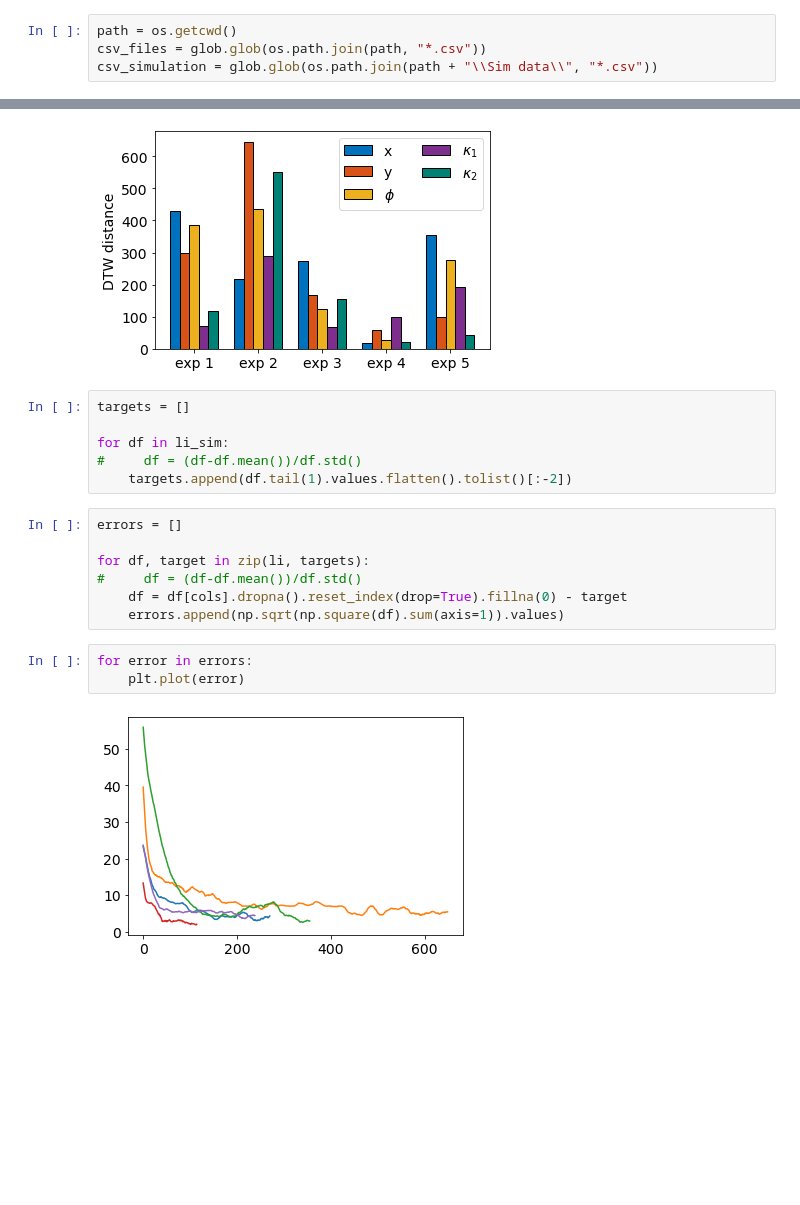
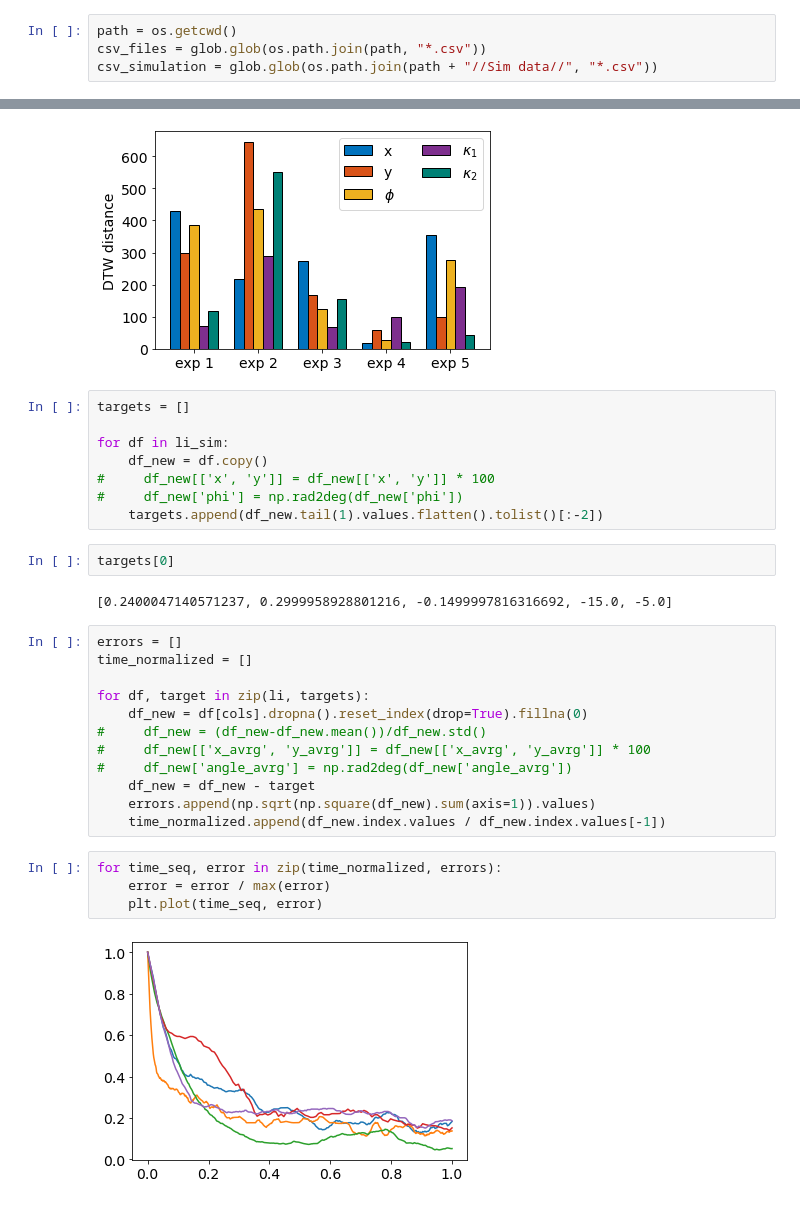
Before and after one commit to Louashka/2sr-agent-control, a Jupyter notebook: Analysis/expAnalysis.ipynb, the cells around one changed output, grey strips where cells are left out. Drawn from its saved outputs; the diff is of its cells as text; blank space fills up the shorter version.

```diff
--- a/Analysis/expAnalysis.ipynb
+++ b/Analysis/expAnalysis.ipynb
@@ -12,7 +12,7 @@ from scipy.spatial import ConvexHull
 # %%
 path = os.getcwd()
 csv_files = glob.glob(os.path.join(path, "*.csv"))
-csv_simulation = glob.glob(os.path.join(path + "\\Sim data\\", "*.csv"))
+csv_simulation = glob.glob(os.path.join(path + "//Sim data//", "*.csv"))
 # %%
 li = []
 li_sim = []
@@ -161,17 +154,29 @@ ax.legend(ncol=2)
 targets = []
 
 for df in li_sim:
-#     df = (df-df.mean())/df.std()
-    targets.append(df.tail(1).values.flatten().tolist()[:-2])
+    df_new = df.copy()
+#     df_new[['x', 'y']] = df_new[['x', 'y']] * 100
+#     df_new['phi'] = np.rad2deg(df_new['phi'])
+    targets.append(df_new.tail(1).values.flatten().tolist()[:-2])
+# %%
+targets[0]
+# %% [output]
+[0.2400047140571237, 0.2999958928801216, -0.1499997816316692, -15.0, -5.0]
 # %%
 errors = []
+time_normalized = []
 
 for df, target in zip(li, targets):
-#     df = (df-df.mean())/df.std()
-    df = df[cols].dropna().reset_index(drop=True).fillna(0) - target
-    errors.append(np.sqrt(np.square(df).sum(axis=1)).values)
+    df_new = df[cols].dropna().reset_index(drop=True).fillna(0)
+#     df_new = (df_new-df_new.mean())/df_new.std()
+#     df_new[['x_avrg', 'y_avrg']] = df_new[['x_avrg', 'y_avrg']] * 100
+#     df_new['angle_avrg'] = np.rad2deg(df_new['angle_avrg'])
+    df_new = df_new - target
+    errors.append(np.sqrt(np.square(df_new).sum(axis=1)).values)
+    time_normalized.append(df_new.index.values / df_new.index.values[-1])
 # %%
-for error in errors:
-    plt.plot(error)
+for time_seq, error in zip(time_normalized, errors):
+    error = error / max(error)
+    plt.plot(time_seq, error)
 # %% [output]
-[figure, old version]
+[figure, new version]
```
Also changed, not shown: parts of 5 cells of this notebook, 8 other files.
